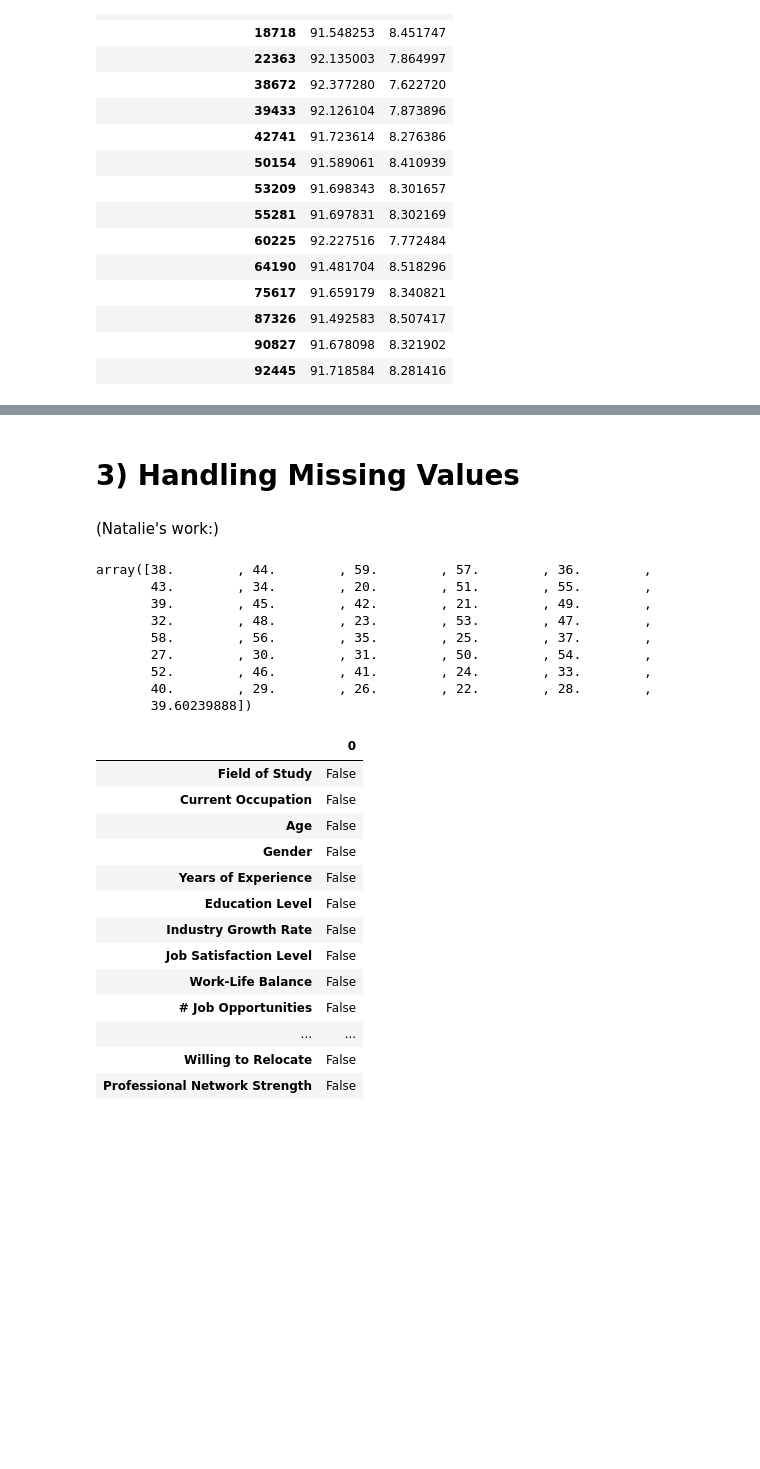
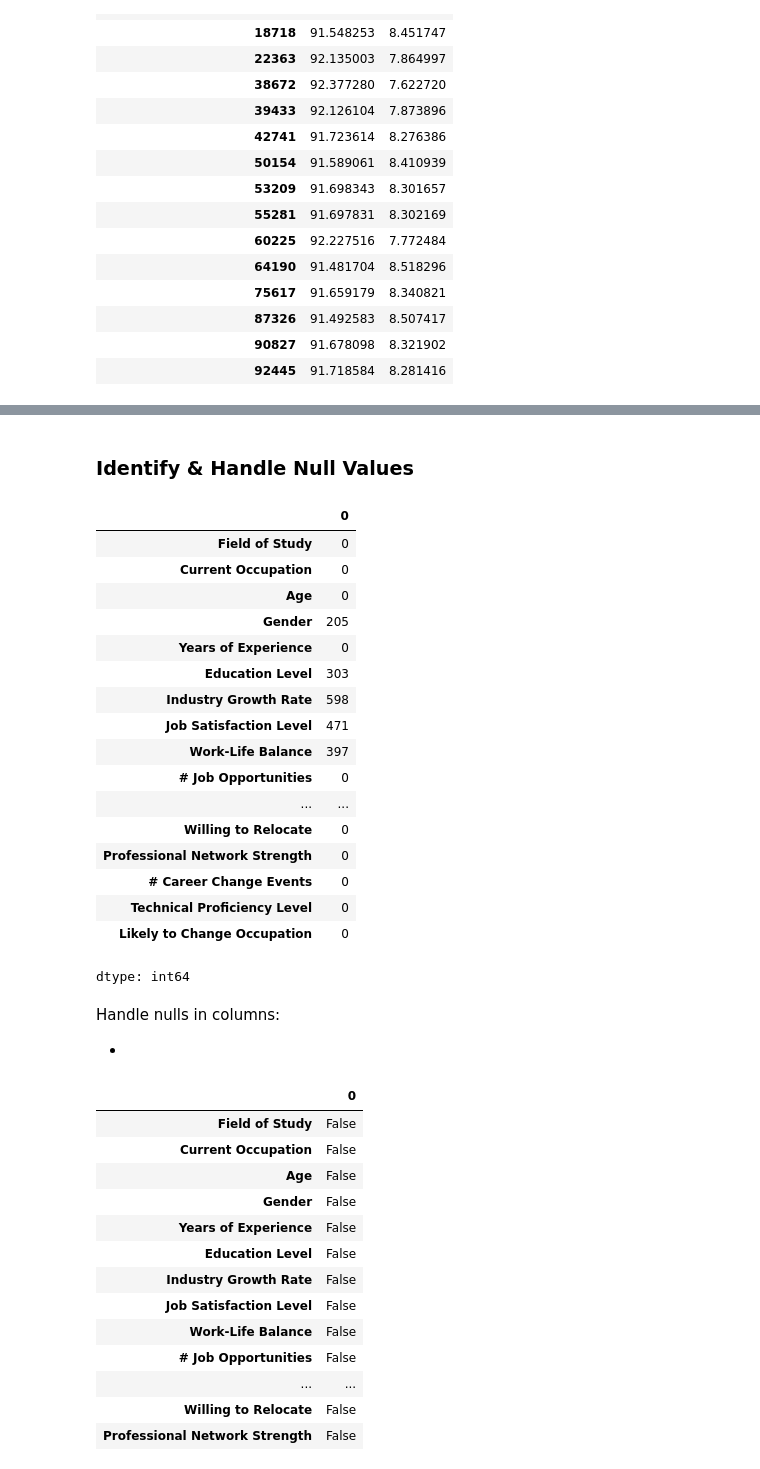
Before and after one commit to Natalie-Bojorquez/CIS3920Group4, a Jupyter notebook: CIS3920_Group4.ipynb, the cells around one changed output, grey strips where cells are left out. Saved outputs shown, nothing was run; the diff lists cells and outputs as text; code cells hidden in the pictures; blank space fills up the shorter version.

```diff
--- a/CIS3920_Group4.ipynb
+++ b/CIS3920_Group4.ipynb
@@ -311,9 +224,31 @@ df.describe().T      # .T -> rotates the data 90 degrees
-# %% [markdown]
-
-
-# 3) Handling Missing Values
-# %% [markdown]
-(Natalie's work:)
+# %% [markdown]
+### Identify & Handle Null Values
+# %%
+# Count missing values in each column
+df.isnull().sum()
+# %% [output]
+|  | 0 |
+| Field of Study | 0 |
+| Current Occupation | 0 |
+| Age | 0 |
+| Gender | 205 |
+| Years of Experience | 0 |
+| Education Level | 303 |
+| Industry Growth Rate | 598 |
+| Job Satisfaction Level | 471 |
+| Work-Life Balance | 397 |
+| # Job Opportunities | 0 |
+| ... | ... |
+| Willing to Relocate | 0 |
+| Professional Network Strength | 0 |
+| # Career Change Events | 0 |
+| Technical Proficiency Level | 0 |
+| Likely to Change Occupation | 0 |
+dtype: int64
+# %% [markdown]
+Handle nulls in columns:
+
+-
 # %%
 # Replace missing numeric values with an arithmetic (mean or median) strategy
 #  Could also have used strategy='median'
@@ -322,18 +257,6 @@ df['Age'] = imp_mean.fit_transform(df[['Age']])
 df['Years of Experience'] = imp_mean.fit_transform(df[['Years of Experience']])
 df['Salary'] = imp_mean.fit_transform(df[['Salary']])
 df['# Job Opportunities'] = imp_mean.fit_transform(df[['# Job Opportunities']])
-# %%
-df['Age'].unique()
-# %% [output]
-array([38.        , 44.        , 59.        , 57.        , 36.        ,
-       43.        , 34.        , 20.        , 51.        , 55.        ,
-       39.        , 45.        , 42.        , 21.        , 49.        ,
-       32.        , 48.        , 23.        , 53.        , 47.        ,
-       58.        , 56.        , 35.        , 25.        , 37.        ,
-       27.        , 30.        , 31.        , 50.        , 54.        ,
-       52.        , 46.        , 41.        , 24.        , 33.        ,
-       40.        , 29.        , 26.        , 22.        , 28.        ,
-       39.60239888])
 # %%
 # Replace missing non-numeric values with a most_frequent (mode) strategy
 imp_most_freq = SimpleImputer(missing_values=np.nan, strategy='most_frequent')
```
Also changed, not shown: parts of 44 cells of this notebook.
